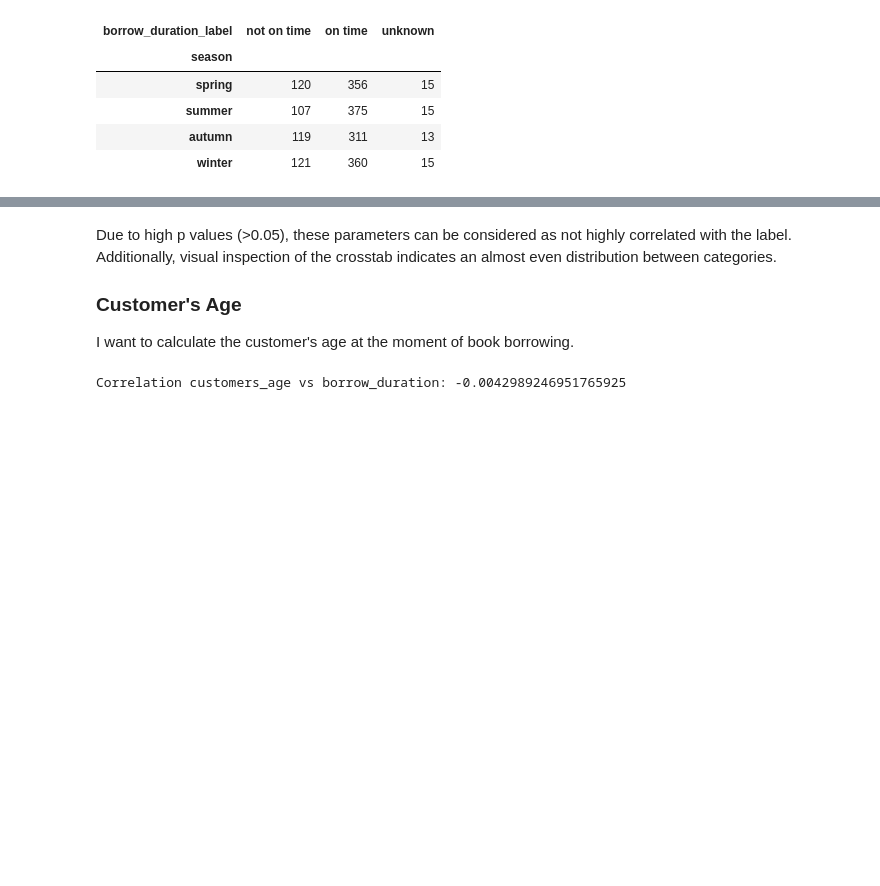
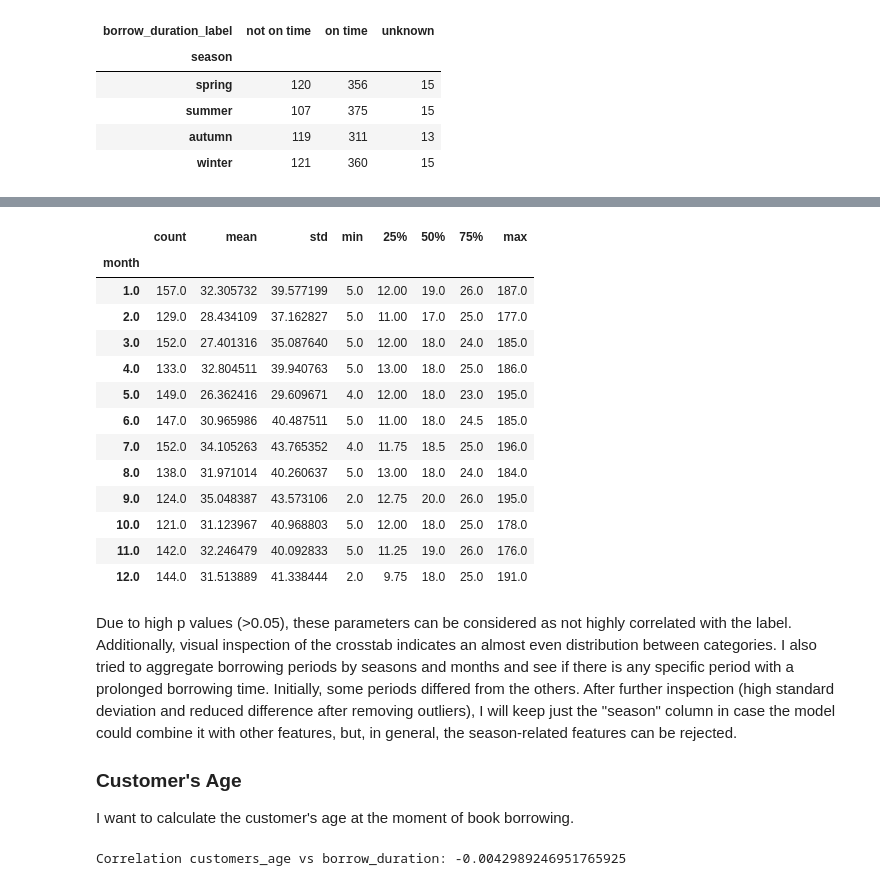
Before and after one commit to 19IT89/LibraryProject, a Jupyter notebook: notebooks/part_2_data_analysis.ipynb, the cells around one changed output, grey strips where cells are left out. Cells and saved outputs as stored; diff of their text form; code cells hidden in the pictures; blank space fills up the shorter version.

```diff
--- a/notebooks/part_2_data_analysis.ipynb
+++ b/notebooks/part_2_data_analysis.ipynb
@@ -150,0 +173,3 @@ Quarter - Chi2: 3.1757568450108438, p-value: 0.7864862376476867
+# %%
+thr = checkouts["borrow_duration"].quantile(0.9)
+checkouts[checkouts["borrow_duration"] < thr].groupby("season", observed=False)["borrow_duration"].describe()
@@ -151,6 +192,25 @@ Quarter - Chi2: 3.1757568450108438, p-value: 0.7864862376476867
+# %%
+month = pd.concat([date.dt.month, checkouts["borrow_duration"], checkouts["borrow_duration_label"]], axis=1)
+month.rename(columns={"date_checkout": "month"}, inplace=True)
+month[month["borrow_duration"] < thr].groupby("month", observed=False)["borrow_duration"].describe()
+# %% [output]
+|  | count | mean | std | min | 25% | 50% | 75% | max |
+| month |  |  |  |  |  |  |  |  |
+| 1.0 | 157.0 | 32.305732 | 39.577199 | 5.0 | 12.00 | 19.0 | 26.0 | 187.0 |
+| 2.0 | 129.0 | 28.434109 | 37.162827 | 5.0 | 11.00 | 17.0 | 25.0 | 177.0 |
+| 3.0 | 152.0 | 27.401316 | 35.087640 | 5.0 | 12.00 | 18.0 | 24.0 | 185.0 |
+| 4.0 | 133.0 | 32.804511 | 39.940763 | 5.0 | 13.00 | 18.0 | 25.0 | 186.0 |
+| 5.0 | 149.0 | 26.362416 | 29.609671 | 4.0 | 12.00 | 18.0 | 23.0 | 195.0 |
+| 6.0 | 147.0 | 30.965986 | 40.487511 | 5.0 | 11.00 | 18.0 | 24.5 | 185.0 |
+| 7.0 | 152.0 | 34.105263 | 43.765352 | 4.0 | 11.75 | 18.5 | 25.0 | 196.0 |
+| 8.0 | 138.0 | 31.971014 | 40.260637 | 5.0 | 13.00 | 18.0 | 24.0 | 184.0 |
+| 9.0 | 124.0 | 35.048387 | 43.573106 | 2.0 | 12.75 | 20.0 | 26.0 | 195.0 |
+| 10.0 | 121.0 | 31.123967 | 40.968803 | 5.0 | 12.00 | 18.0 | 25.0 | 178.0 |
+| 11.0 | 142.0 | 32.246479 | 40.092833 | 5.0 | 11.25 | 19.0 | 26.0 | 176.0 |
+| 12.0 | 144.0 | 31.513889 | 41.338444 | 2.0 | 9.75 | 18.0 | 25.0 | 191.0 |
 # %% [markdown]
-Due to high p values (>0.05), these parameters can be considered as not highly correlated with the label. Additionally, visual inspection of the crosstab indicates an almost even distribution between categories.
-###
+Due to high p values (>0.05), these parameters can be considered as not highly correlated with the label. Additionally, visual inspection of the crosstab indicates an almost even distribution between categories. I also tried to aggregate borrowing periods by seasons and months and see if there is any specific period with a prolonged borrowing time. Initially, some periods differed from the others. After further inspection (high standard deviation and reduced difference after removing outliers), I will keep just the "season" column in case the model could combine it with other features, but, in general, the season-related features can be rejected.
+<br>
 ### Customer's Age
 I want to calculate the customer's age at the moment of book borrowing.
 # %%
```
Also changed, not shown: parts of 17 cells of this notebook, 2 other files.
